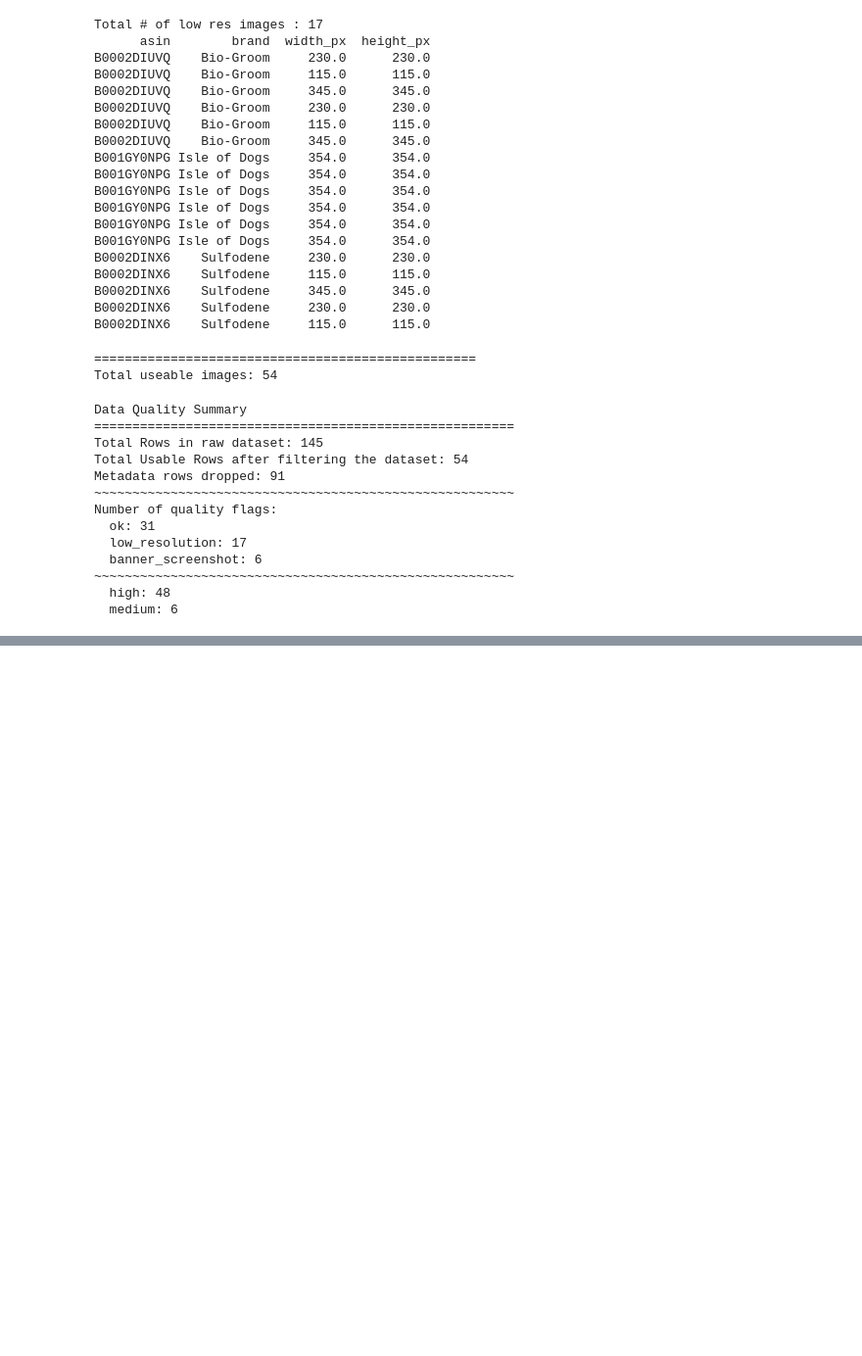
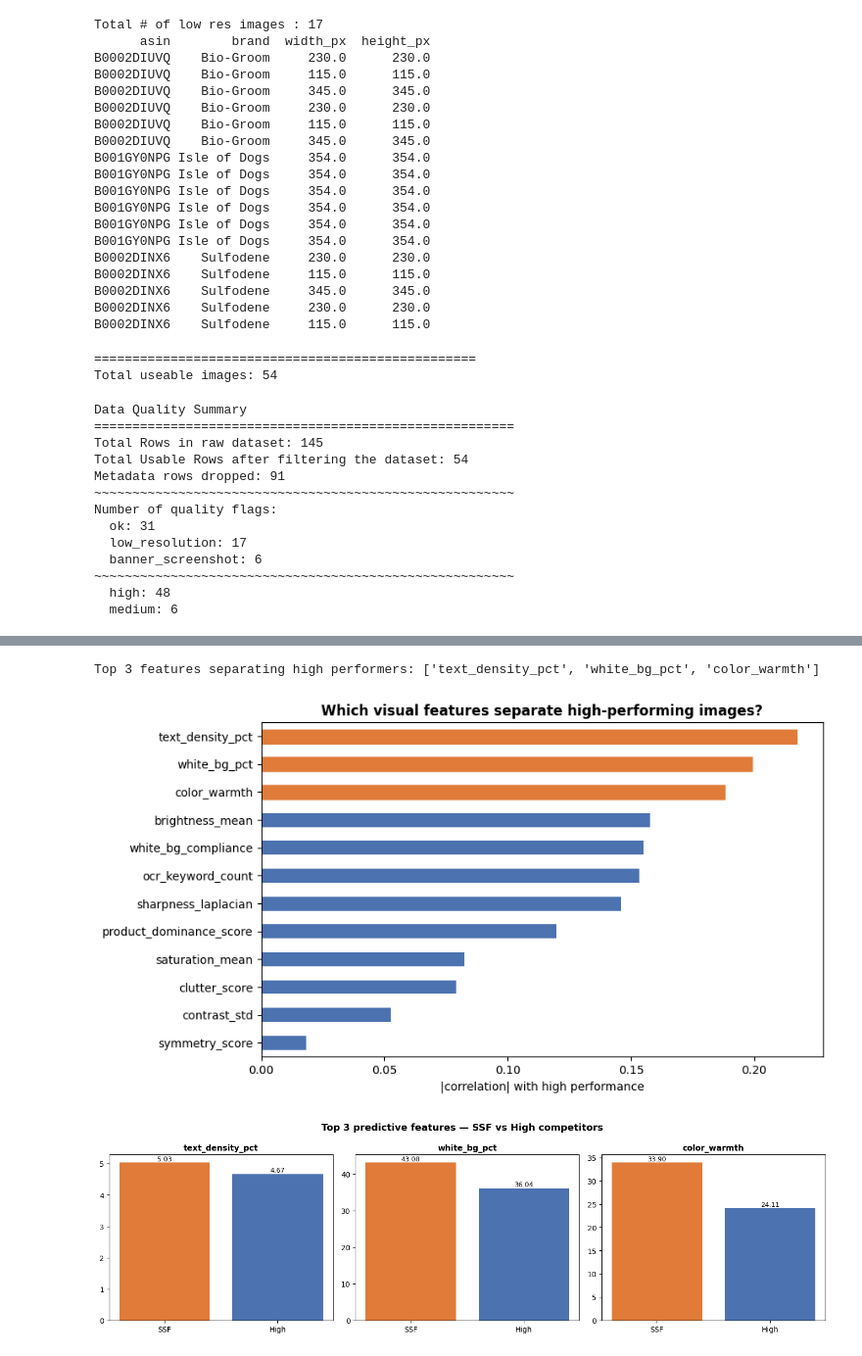
Before and after one commit to MichaelZimm20/xn-sitstayforever-semantic-attention, a Jupyter notebook: notebooks/xn_sitstayforever_data_and_features.ipynb, the cells around one changed output, grey strips where cells are left out. Shown at 98% size. Drawn from its saved outputs; the diff is of its cells as text; code cells hidden in the pictures; blank space fills up the shorter version.

```diff
--- a/notebooks/xn_sitstayforever_data_and_features.ipynb
+++ b/notebooks/xn_sitstayforever_data_and_features.ipynb
@@ -400,0 +527,9 @@ Number of quality flags:
+# %%
+# METHOD A — point-biserial correlation between each feature and
+# is_high. |r| ranks how strongly a feature separates high vs rest.
+corr_rank = (clean[FEATURES]
+             .corrwith(clean['is_high'])
+             .abs()
+             .sort_values(ascending=False))
+print('=== Feature ranking by |correlation| with high-performance ===')
+print(corr_rank.round(3).to_string(), '\n')
@@ -400,0 +575,39 @@ Number of quality flags:
+# %%
+top3 = corr_rank.head(3).index.tolist()
+print('Top 3 features separating high performers:', top3, '\n')
+
+# CHART 1 — feature importance bar chart (correlation ranking)
+fig, ax = plt.subplots(figsize=(9, 5))
+corr_rank.sort_values().plot(kind='barh', color='#4C72B0', ax=ax)
+# highlight the top 3 in orange
+for i, feat in enumerate(corr_rank.sort_values().index):
+    if feat in top3:
+        ax.patches[i].set_color('#E07B39')
+ax.set_title('Which visual features separate high-performing images?',
+             fontsize=12, fontweight='bold')
+ax.set_xlabel('|correlation| with high performance')
+plt.tight_layout()
+plt.show()
+
+# CHART 2 — top 3 features: SSF vs High competitors
+# Shows where SSF sits on each of the most predictive features.
+ssf_ok  = clean[clean['tier_original'] == 'sponsor']
+high_ok = clean[clean['tier_original'] == 'high']
+
+fig, axes = plt.subplots(1, 3, figsize=(14, 4.2))
+for ax, feat in zip(axes, top3):
+    ssf_val, high_val = ssf_ok[feat].mean(), high_ok[feat].mean()
+    bars = ax.bar(['SSF', 'High'], [ssf_val, high_val],
+                  color=['#E07B39', '#4C72B0'])
+    ax.set_title(feat, fontsize=11, fontweight='bold')
+    for bar, val in zip(bars, [ssf_val, high_val]):
+        ax.text(bar.get_x() + bar.get_width()/2, val, f'{val:.2f}',
+                ha='center', va='bottom', fontsize=9)
+fig.suptitle('Top 3 predictive features — SSF vs High competitors',
+             fontsize=13, fontweight='bold')
+plt.tight_layout()
+plt.show()
+# %% [output]
+Top 3 features separating high performers: ['text_density_pct', 'white_bg_pct', 'color_warmth']
+[figure, added]
+[figure, added]
```
Also changed, not shown: parts of 12 cells of this notebook.
